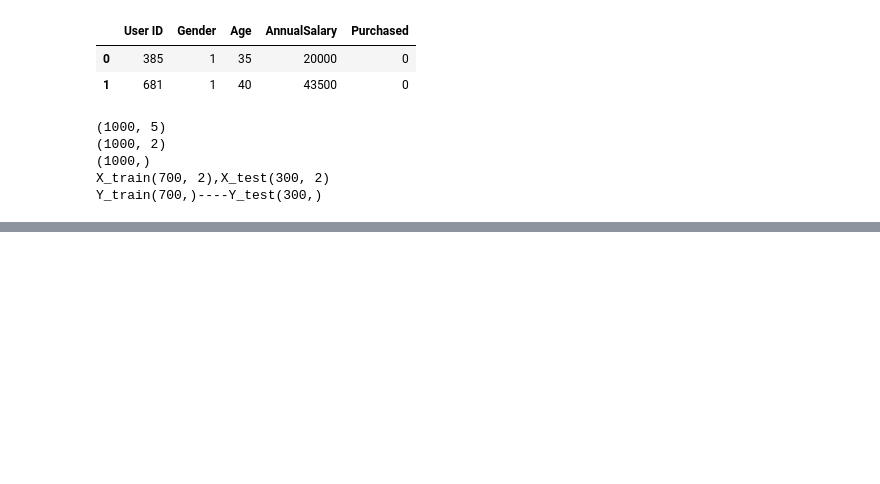
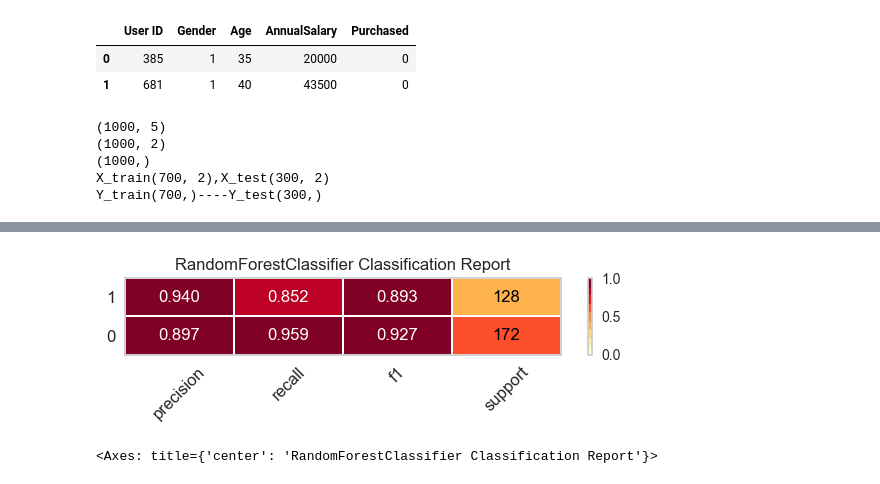
Before and after one commit to jluis-ml/Proyecto-venta-de-autos, a Jupyter notebook: 5_Final_Modelling.ipynb, the cells around one changed output, grey strips where cells are left out. Drawn from its saved outputs; the diff is of its cells as text; code cells hidden in the pictures; blank space fills up the shorter version.

```diff
--- a/5_Final_Modelling.ipynb
+++ b/5_Final_Modelling.ipynb
@@ -521,0 +546,9 @@ Accuracy del modelo en los datos de prueba: 0.9100
+# %%
+plt.figure(figsize=(6, 2))
+classification_report = ClassificationReport(rf_top1scaled, support=True)
+classification_report.fit(X_train, y_train)
+classification_report.score(X_test, y_test)
+classification_report.show()
+# %% [output]
+[figure, added]
+<Axes: title={'center': 'RandomForestClassifier Classification Report'}>
```
Also changed, not shown: parts of 14 cells of this notebook.
